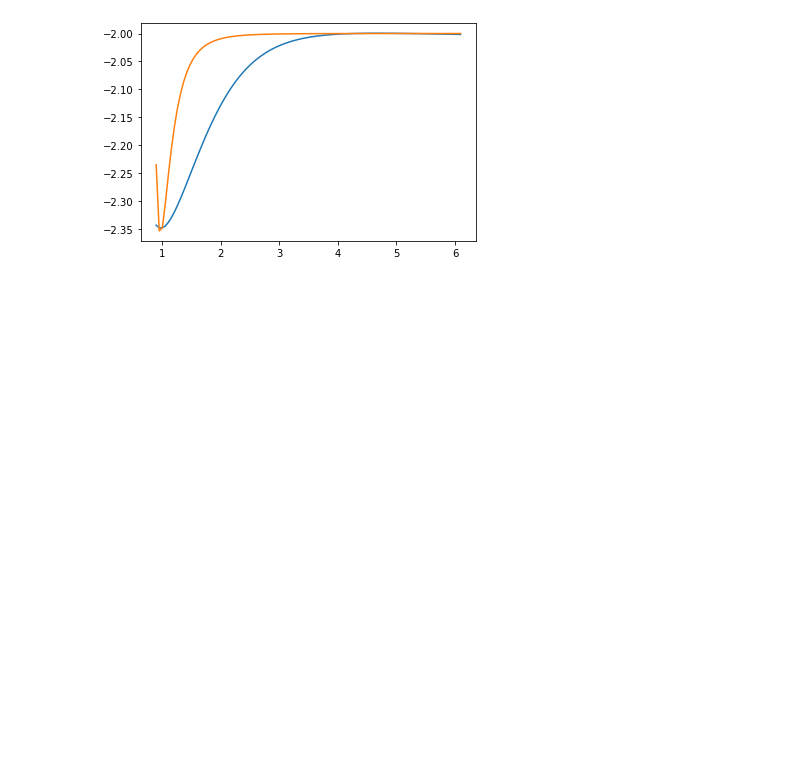
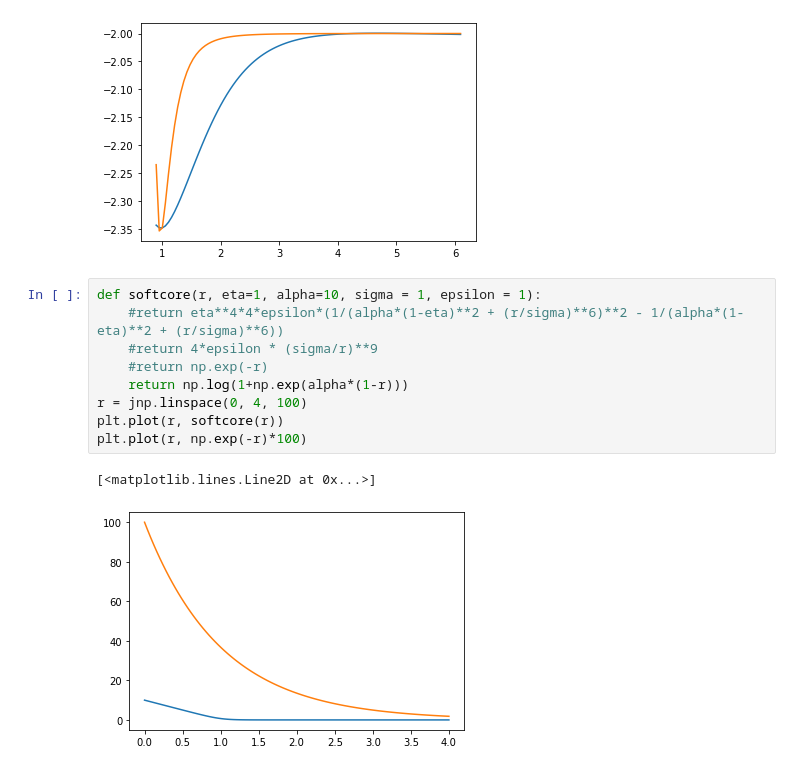
Before and after one commit to fermiflow/hydrogen, a Jupyter notebook: analysis/analysis.ipynb, the cells around one changed output. Saved outputs shown, nothing was run; the diff lists cells and outputs as text; blank space fills up the shorter version.

```diff
--- a/analysis/analysis.ipynb
+++ b/analysis/analysis.ipynb
@@ -250,3 +263,15 @@ plt.plot(r, v)
 6.092947785379555
 [<matplotlib.lines.Line2D at 0x...>]
 [figure]
+# %%
+def softcore(r, eta=1, alpha=10, sigma = 1, epsilon = 1):
+    #return eta**4*4*epsilon*(1/(alpha*(1-eta)**2 + (r/sigma)**6)**2 - 1/(alpha*(1-eta)**2 + (r/sigma)**6))
+    #return 4*epsilon * (sigma/r)**9
+    #return np.exp(-r)
+    return np.log(1+np.exp(alpha*(1-r)))
+r = jnp.linspace(0, 4, 100)
+plt.plot(r, softcore(r))
+plt.plot(r, np.exp(-r)*100)
+# %% [output]
+[<matplotlib.lines.Line2D at 0x...>]
+[figure, added]
```
Also changed, not shown: parts of 8 cells of this notebook, 6 other files.
